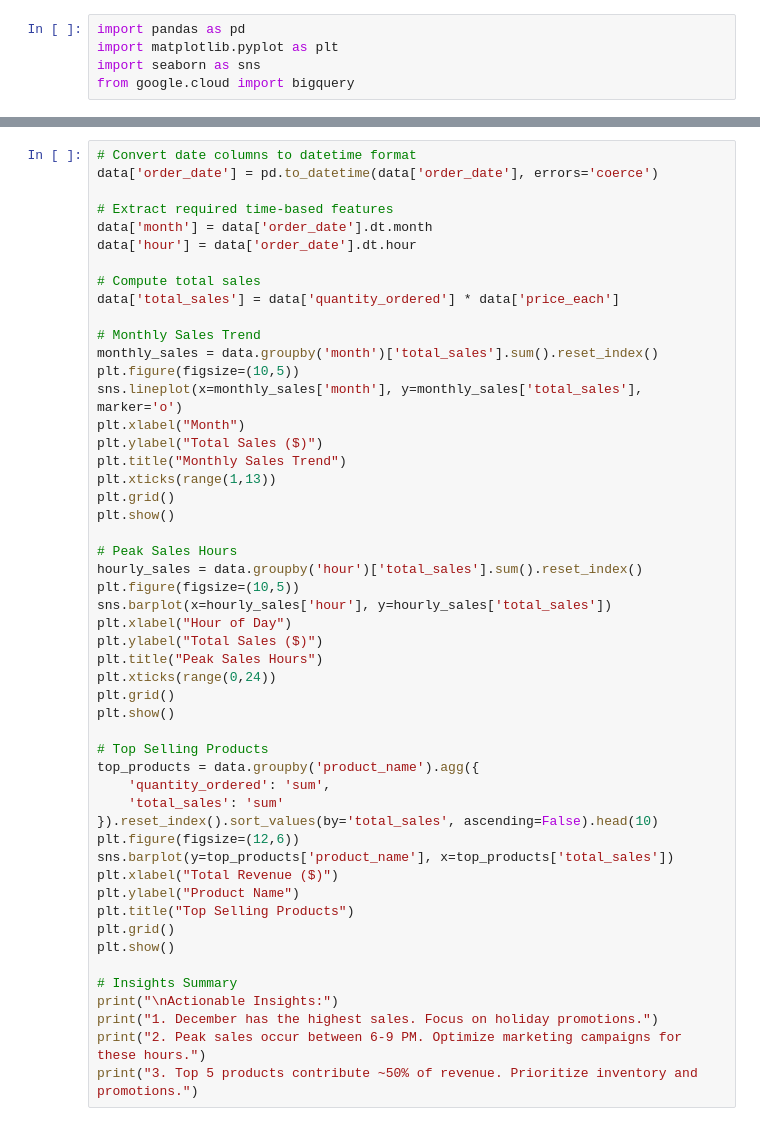
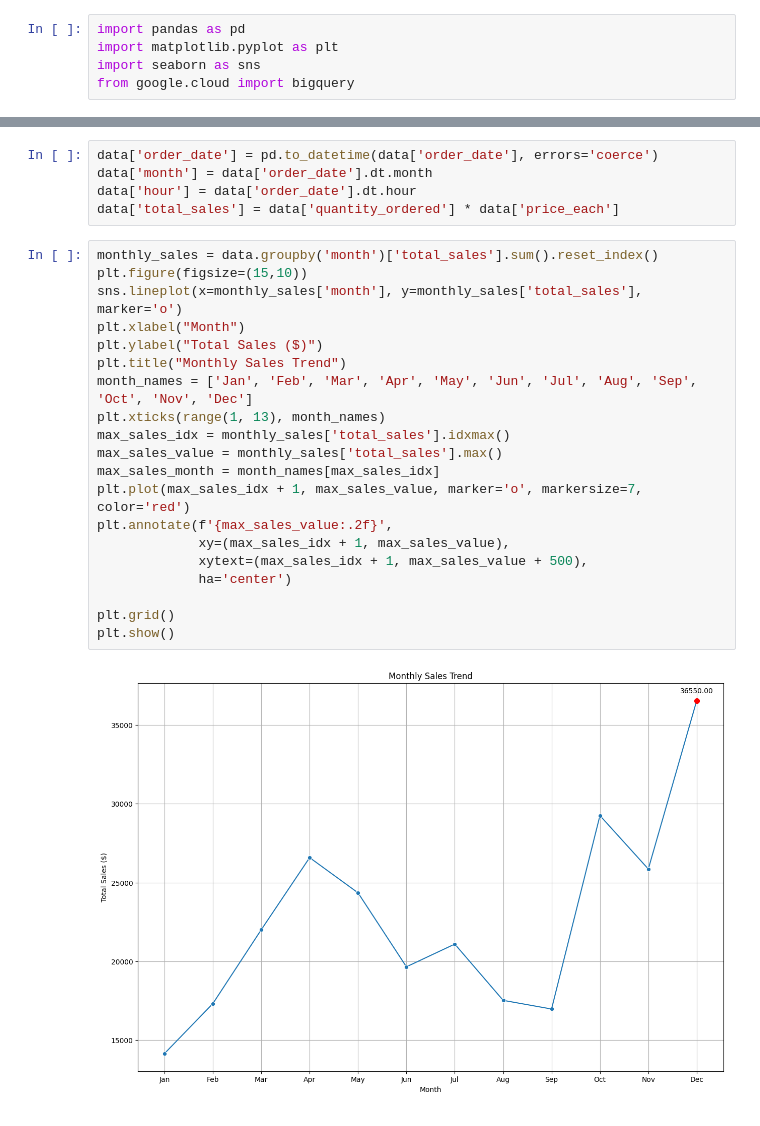
Before and after one commit to Siddharth-14/Loblaw-Data-Science, a Jupyter notebook: notebooks/insights.ipynb, the cells around one changed output, grey strips where cells are left out. Saved outputs shown, nothing was run; the diff lists cells and outputs as text.

```diff
--- a/notebooks/insights.ipynb
+++ b/notebooks/insights.ipynb
@@ -31,51 +12,27 @@ data
-# %%
-# Convert date columns to datetime format
-data['order_date'] = pd.to_datetime(data['order_date'], errors='coerce')
-
-# Extract required time-based features
-data['month'] = data['order_date'].dt.month
-data['hour'] = data['order_date'].dt.hour
-
-# Compute total sales
-data['total_sales'] = data['quantity_ordered'] * data['price_each']
-
-# Monthly Sales Trend
-monthly_sales = data.groupby('month')['total_sales'].sum().reset_index()
-plt.figure(figsize=(10,5))
-sns.lineplot(x=monthly_sales['month'], y=monthly_sales['total_sales'], marker='o')
-plt.xlabel("Month")
-plt.ylabel("Total Sales ($)")
-plt.title("Monthly Sales Trend")
-plt.xticks(range(1,13))
-plt.grid()
-plt.show()
-
-# Peak Sales Hours
-hourly_sales = data.groupby('hour')['total_sales'].sum().reset_index()
-plt.figure(figsize=(10,5))
-sns.barplot(x=hourly_sales['hour'], y=hourly_sales['total_sales'])
-plt.xlabel("Hour of Day")
-plt.ylabel("Total Sales ($)")
-plt.title("Peak Sales Hours")
-plt.xticks(range(0,24))
-plt.grid()
-plt.show()
-
-# Top Selling Products
-top_products = data.groupby('product_name').agg({
-    'quantity_ordered': 'sum',
-    'total_sales': 'sum'
-}).reset_index().sort_values(by='total_sales', ascending=False).head(10)
-plt.figure(figsize=(12,6))
-sns.barplot(y=top_products['product_name'], x=top_products['total_sales'])
-plt.xlabel("Total Revenue ($)")
-plt.ylabel("Product Name")
-plt.title("Top Selling Products")
-plt.grid()
-plt.show()
-
-# Insights Summary
-print("\nActionable Insights:")
-print("1. December has the highest sales. Focus on holiday promotions.")
-print("2. Peak sales occur between 6-9 PM. Optimize marketing campaigns for these hours.")
-print("3. Top 5 products contribute ~50% of revenue. Prioritize inventory and promotions.")
+# %%
+data['order_date'] = pd.to_datetime(data['order_date'], errors='coerce')
+data['month'] = data['order_date'].dt.month
+data['hour'] = data['order_date'].dt.hour
+data['total_sales'] = data['quantity_ordered'] * data['price_each']
+# %%
+monthly_sales = data.groupby('month')['total_sales'].sum().reset_index()
+plt.figure(figsize=(15,10))
+sns.lineplot(x=monthly_sales['month'], y=monthly_sales['total_sales'], marker='o')
+plt.xlabel("Month")
+plt.ylabel("Total Sales ($)")
+plt.title("Monthly Sales Trend")
+month_names = ['Jan', 'Feb', 'Mar', 'Apr', 'May', 'Jun', 'Jul', 'Aug', 'Sep', 'Oct', 'Nov', 'Dec']
+plt.xticks(range(1, 13), month_names)
+max_sales_idx = monthly_sales['total_sales'].idxmax()
+max_sales_value = monthly_sales['total_sales'].max()
+max_sales_month = month_names[max_sales_idx]
+plt.plot(max_sales_idx + 1, max_sales_value, marker='o', markersize=7, color='red')
+plt.annotate(f'{max_sales_value:.2f}',
+             xy=(max_sales_idx + 1, max_sales_value),
+             xytext=(max_sales_idx + 1, max_sales_value + 500),
+             ha='center')
+
+plt.grid()
+plt.show()
+# %% [output]
+[figure, added]
```
Also changed, not shown: parts of 4 cells of this notebook, 12 other files.
